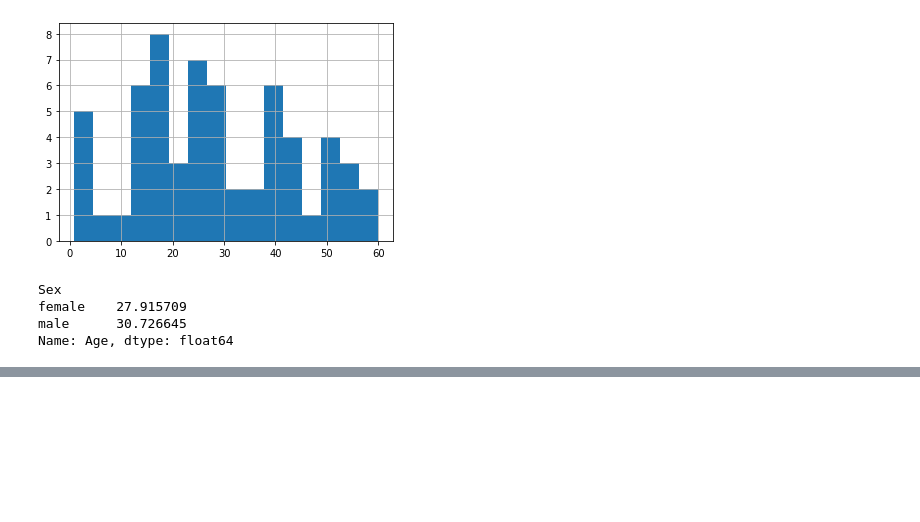
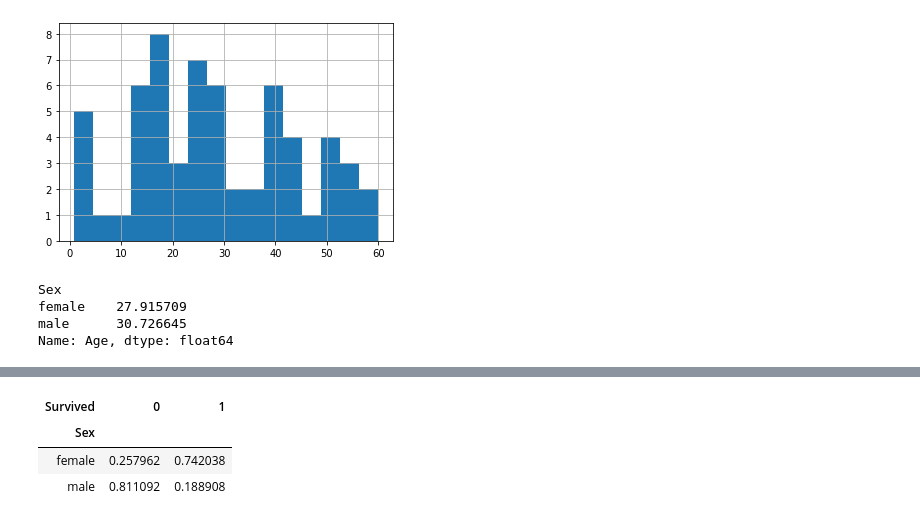
Before and after one commit to APNovichkov/pandas-datascience, a Jupyter notebook: 01-28/titanic_analysis.ipynb, the cells around one changed output, grey strips where cells are left out. Cells and saved outputs as stored; diff of their text form; code cells hidden in the pictures; blank space fills up the shorter version.

```diff
--- a/01-28/titanic_analysis.ipynb
+++ b/01-28/titanic_analysis.ipynb
@@ -367,0 +403,7 @@ Name: Age, dtype: float64
+# %%
+pd.crosstab(df['Sex'], df['Survived'], normalize='index')
+# %% [output]
+| Survived | 0 | 1 |
+| Sex |  |  |
+| female | 0.257962 | 0.742038 |
+| male | 0.811092 | 0.188908 |
```
Also changed, not shown: parts of 10 cells of this notebook.
